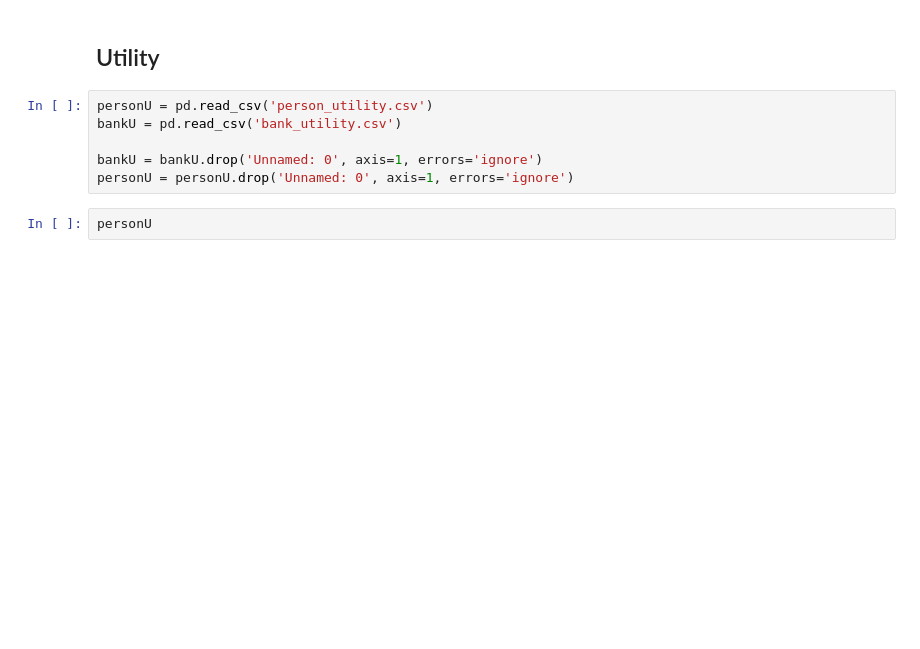
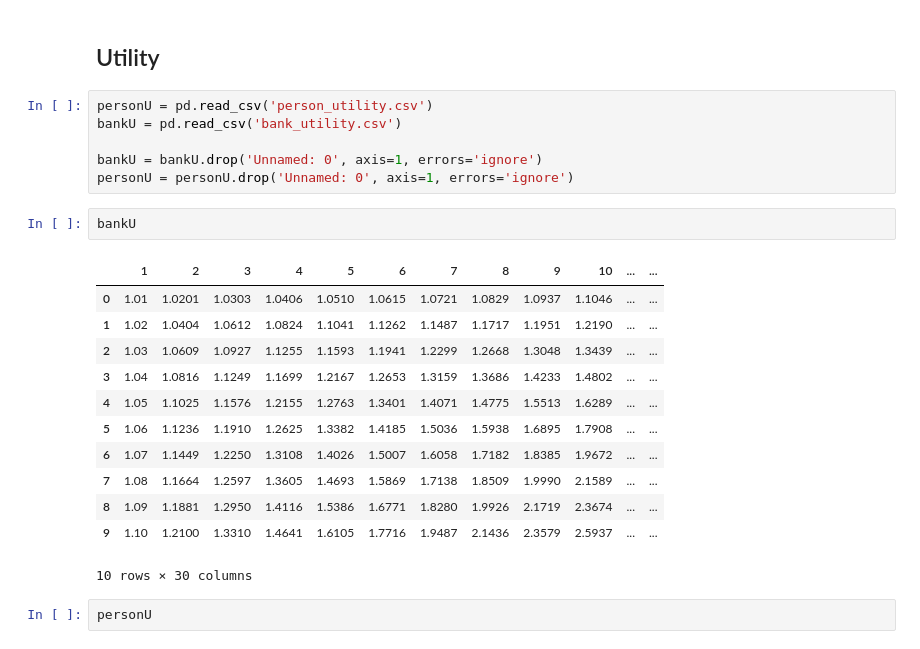
Before and after one commit to 591118/ProsjektADAH2023, a Jupyter notebook: ada511.ipynb, the cells around one changed output. Cells and saved outputs as stored; diff of their text form; blank space fills up the shorter version.

Commit message:
utilities - bank & person

```diff
--- a/ada511.ipynb
+++ b/ada511.ipynb
@@ -10,6 +10,21 @@ bankU = pd.read_csv('bank_utility.csv')
 
 bankU = bankU.drop('Unnamed: 0', axis=1, errors='ignore')
 personU = personU.drop('Unnamed: 0', axis=1, errors='ignore')
+# %%
+bankU
+# %% [output]
+|  | 1 | 2 | 3 | 4 | 5 | 6 | 7 | 8 | 9 | 10 | ... | ... |
+| 0 | 1.01 | 1.0201 | 1.0303 | 1.0406 | 1.0510 | 1.0615 | 1.0721 | 1.0829 | 1.0937 | 1.1046 | ... | ... |
+| 1 | 1.02 | 1.0404 | 1.0612 | 1.0824 | 1.1041 | 1.1262 | 1.1487 | 1.1717 | 1.1951 | 1.2190 | ... | ... |
+| 2 | 1.03 | 1.0609 | 1.0927 | 1.1255 | 1.1593 | 1.1941 | 1.2299 | 1.2668 | 1.3048 | 1.3439 | ... | ... |
+| 3 | 1.04 | 1.0816 | 1.1249 | 1.1699 | 1.2167 | 1.2653 | 1.3159 | 1.3686 | 1.4233 | 1.4802 | ... | ... |
+| 4 | 1.05 | 1.1025 | 1.1576 | 1.2155 | 1.2763 | 1.3401 | 1.4071 | 1.4775 | 1.5513 | 1.6289 | ... | ... |
+| 5 | 1.06 | 1.1236 | 1.1910 | 1.2625 | 1.3382 | 1.4185 | 1.5036 | 1.5938 | 1.6895 | 1.7908 | ... | ... |
+| 6 | 1.07 | 1.1449 | 1.2250 | 1.3108 | 1.4026 | 1.5007 | 1.6058 | 1.7182 | 1.8385 | 1.9672 | ... | ... |
+| 7 | 1.08 | 1.1664 | 1.2597 | 1.3605 | 1.4693 | 1.5869 | 1.7138 | 1.8509 | 1.9990 | 2.1589 | ... | ... |
+| 8 | 1.09 | 1.1881 | 1.2950 | 1.4116 | 1.5386 | 1.6771 | 1.8280 | 1.9926 | 2.1719 | 2.3674 | ... | ... |
+| 9 | 1.10 | 1.2100 | 1.3310 | 1.4641 | 1.6105 | 1.7716 | 1.9487 | 2.1436 | 2.3579 | 2.5937 | ... | ... |
+10 rows × 30 columns
 # %%
 personU
 # %% [output]
```
Also changed, not shown: parts of 9 cells of this notebook.
